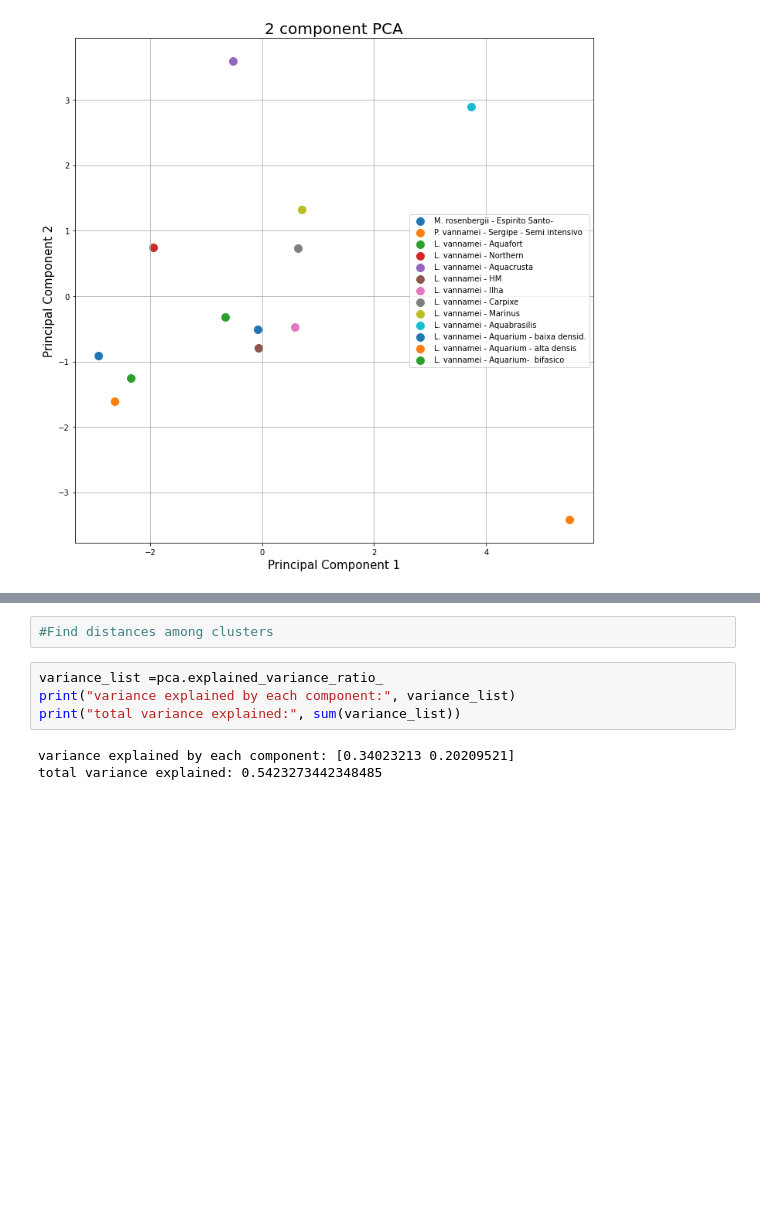
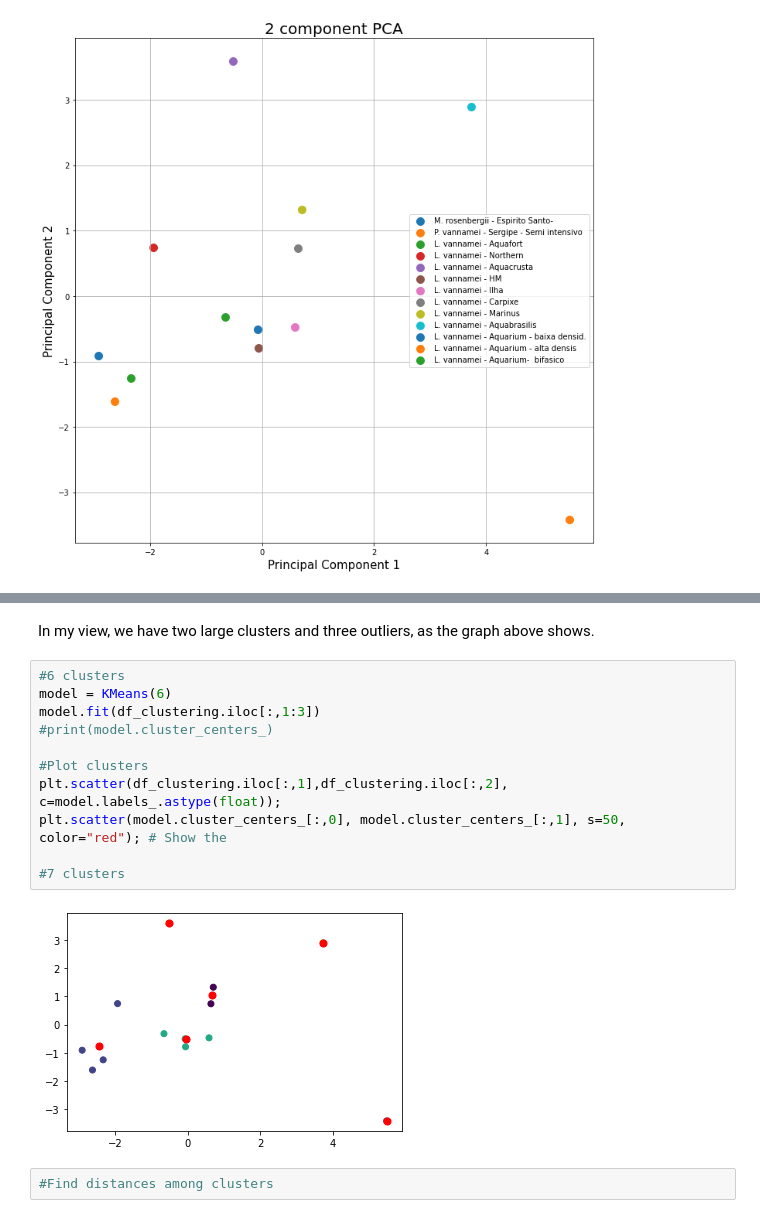
Before and after one commit to christianadriano/PCA_AquacultureSystem, a Jupyter notebook: WithinGroup_EnvironmentalFactors_PCA.ipynb, the cells around one changed output, grey strips where cells are left out. Cells and saved outputs as stored; diff of their text form; blank space fills up the shorter version.

```diff
--- a/WithinGroup_EnvironmentalFactors_PCA.ipynb
+++ b/WithinGroup_EnvironmentalFactors_PCA.ipynb
@@ -178,9 +230,17 @@ print(targets)
+# %% [markdown]
+In my view, we have two large clusters and three outliers, as the graph above shows.
+# %%
+#6 clusters
+model = KMeans(6)
+model.fit(df_clustering.iloc[:,1:3])
+#print(model.cluster_centers_)
+
+#Plot clusters
+plt.scatter(df_clustering.iloc[:,1],df_clustering.iloc[:,2], c=model.labels_.astype(float));
+plt.scatter(model.cluster_centers_[:,0], model.cluster_centers_[:,1], s=50, color="red"); # Show the
+
+#7 clusters
+# %% [output]
+[figure, added]
 # %%
 #Find distances among clusters
-# %%
-variance_list =pca.explained_variance_ratio_
-print("variance explained by each component:", variance_list)
-print("total variance explained:", sum(variance_list))
-# %% [output]
-variance explained by each component: [0.34023213 0.20209521]
-total variance explained: 0.5423273442348485
```
Also changed, not shown: parts of 14 cells of this notebook.
